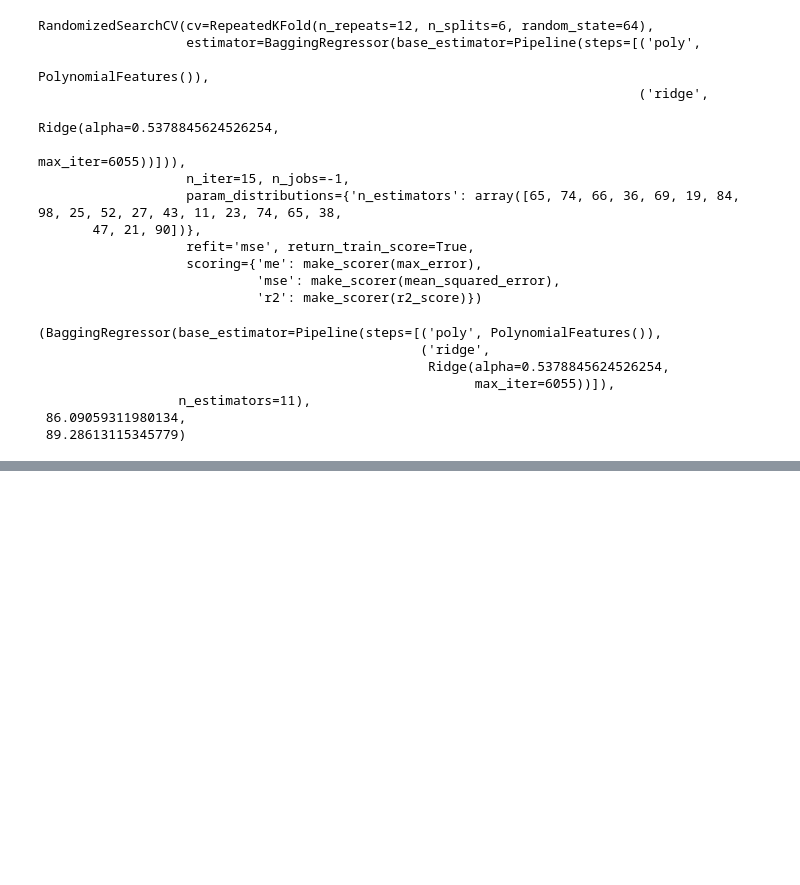
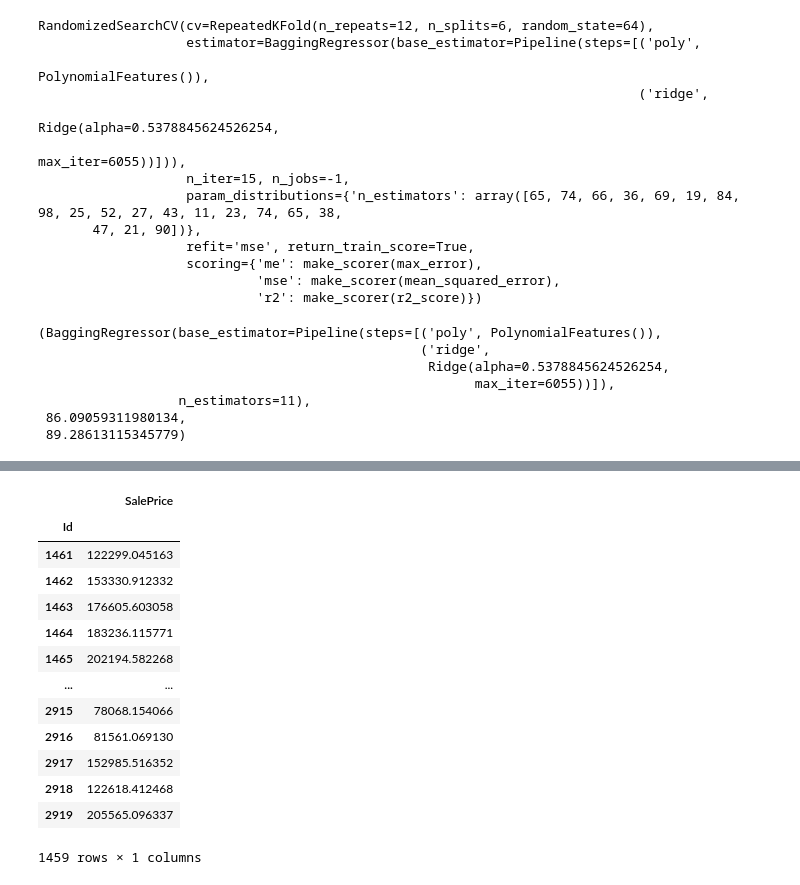
Before and after one commit to ashen007/HousePricePrediction, a Jupyter notebook: model/ensemble.ipynb, the cells around one changed output, grey strips where cells are left out. Saved outputs shown, nothing was run; the diff lists cells and outputs as text; code cells hidden in the pictures; blank space fills up the shorter version.

```diff
--- a/model/ensemble.ipynb
+++ b/model/ensemble.ipynb
@@ -250,0 +285,14 @@ pd.to_pickle(pd.DataFrame(L1_bagging_GS.cv_results_),
+# %%
+DT_bagging_GS = RandomizedSearchCV(estimator=DT_bagging,
+                                   param_distributions={'n_estimators': np.random.randint(10, 100, 20)},
+                                   cv=cv,
+                                   scoring={'r2': make_scorer(r2_score),
+                                            'me': make_scorer(max_error),
+                                            'mse': make_scorer(mean_squared_error)
+                                            },
+                                   refit='mse',
+                                   return_train_score=True,
+                                   n_jobs=-1,
+                                   n_iter=8)
+
+DT_bagging_GS.fit(train_x, train_y)
@@ -250,0 +359,3 @@ pd.to_pickle(pd.DataFrame(L1_bagging_GS.cv_results_),
+# %%
+X_t = base_pipeline.transform(house_test_data)
+X_t
@@ -250,0 +376,18 @@ pd.to_pickle(pd.DataFrame(L1_bagging_GS.cv_results_),
+# %%
+prediction = pd.DataFrame(data=dt_model.predict(X_t), index=house_test_data.index, columns=['SalePrice'])
+prediction
+# %% [output]
+|  | SalePrice |
+| Id |  |
+| 1461 | 122299.045163 |
+| 1462 | 153330.912332 |
+| 1463 | 176605.603058 |
+| 1464 | 183236.115771 |
+| 1465 | 202194.582268 |
+| ... | ... |
+| 2915 | 78068.154066 |
+| 2916 | 81561.069130 |
+| 2917 | 152985.516352 |
+| 2918 | 122618.412468 |
+| 2919 | 205565.096337 |
+1459 rows × 1 columns
```
Also changed, not shown: parts of 14 cells of this notebook, 2 other files.
